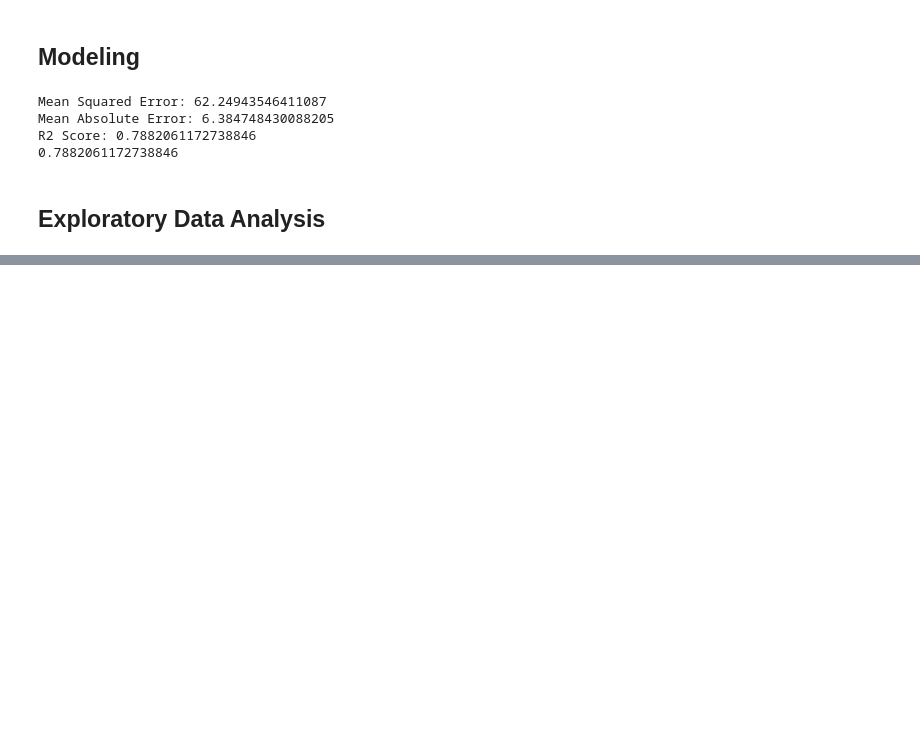
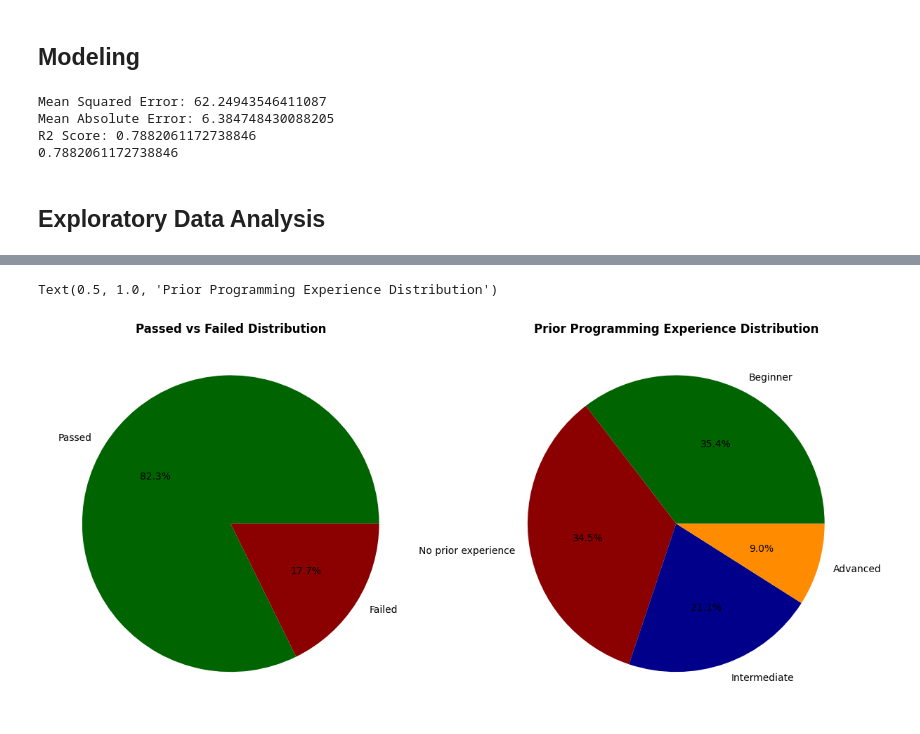
Before and after one commit to iiFouzi/Python-Exams-Performance-Analysis, a Jupyter notebook: code/performance_analysis.ipynb, the cells around one changed output, grey strips where cells are left out. Drawn from its saved outputs; the diff is of its cells as text; code cells hidden in the pictures; blank space fills up the shorter version.

```diff
--- a/code/performance_analysis.ipynb
+++ b/code/performance_analysis.ipynb
@@ -196,2 +190,15 @@ plt.show()
+# %%
+fig, axes = plt.subplots(1, 2, figsize=(15, 10))
+axes= axes.flatten()
+passed_exam = ds["passed_exam"].value_counts()
+
+axes[0].pie(passed_exam.values, labels=["Passed", "Failed"], autopct="%1.1f%%", colors=["darkgreen", "darkred"])
+axes[0].set_title("Passed vs Failed Distribution", fontweight="bold")
+
+axes[1].pie(ds["prior_programming_experience"].value_counts().values, labels=ds["prior_programming_experience"].unique(), autopct="%1.1f%%", colors=["darkgreen", "darkred", "darkblue", "darkorange"])
+axes[1].set_title("Prior Programming Experience Distribution", fontweight="bold")
+# %% [output]
+Text(0.5, 1.0, 'Prior Programming Experience Distribution')
+[figure, added]
 # %%
 ds.to_csv("dataset_cleaned.csv", index=False)
```
Also changed, not shown: parts of 1 cell of this notebook.
